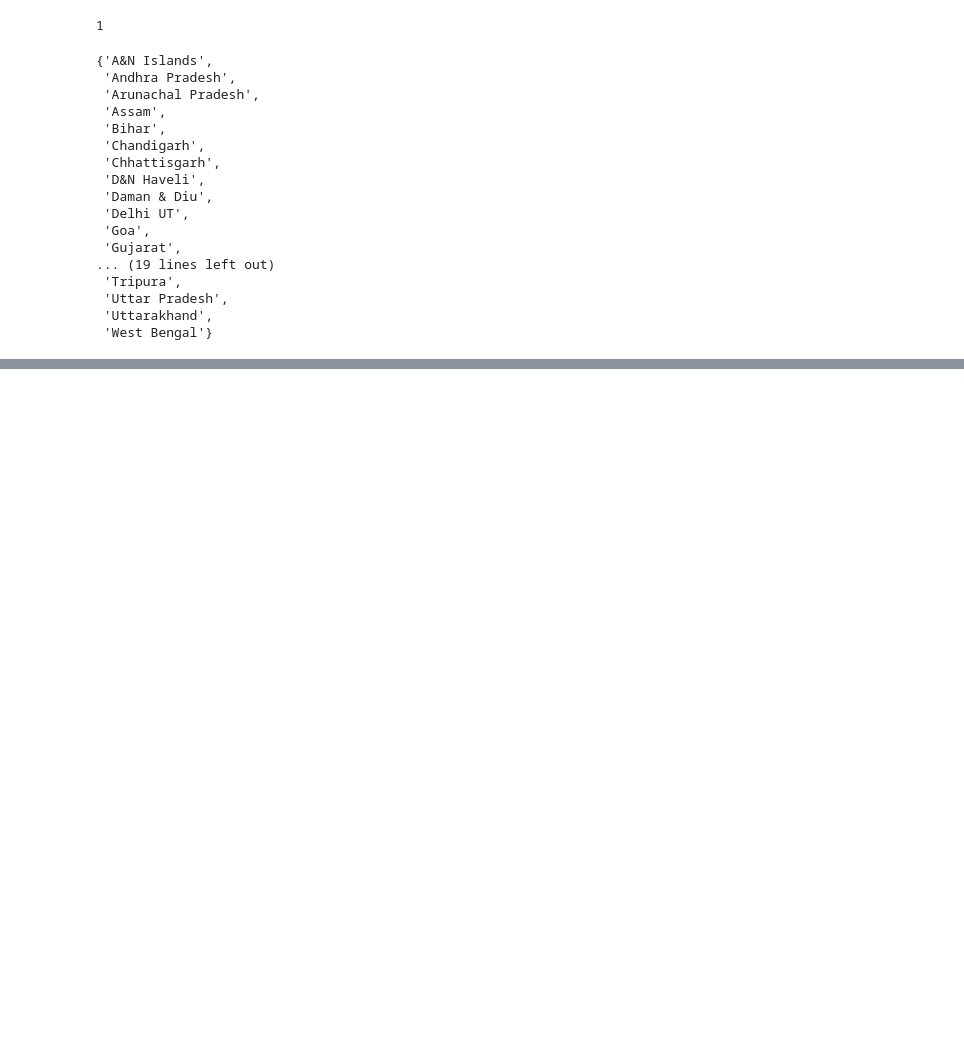
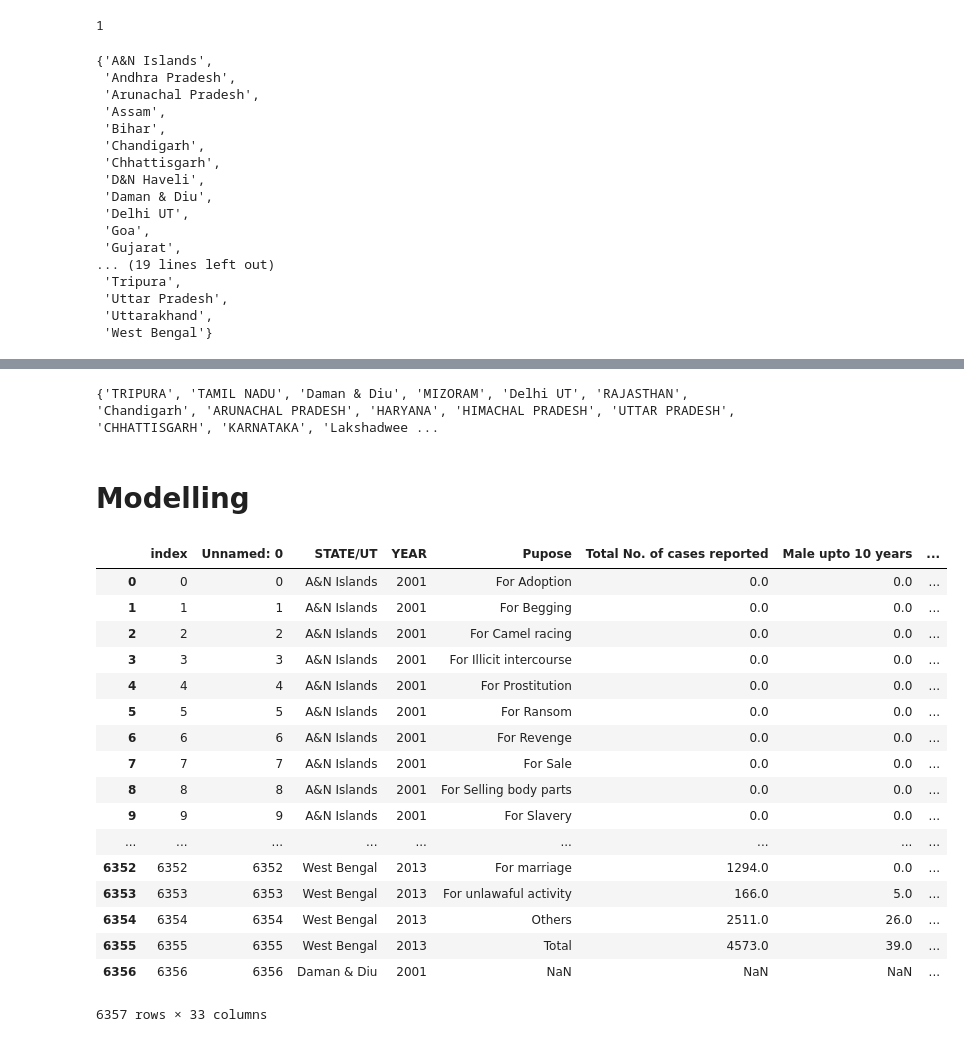
Before and after one commit to Abhi050/Machine_Learning, a Jupyter notebook: Crime_in_India.ipynb, the cells around one changed output, grey strips where cells are left out. Saved outputs shown, nothing was run; the diff lists cells and outputs as text; code cells hidden in the pictures; blank space fills up the shorter version.

```diff
--- a/Crime_in_India.ipynb
+++ b/Crime_in_India.ipynb
@@ -164,0 +276,30 @@ len(y)
+# %%
+print(set(df3["STATE/UT"].values))
+# %% [output]
+{'TRIPURA', 'TAMIL NADU', 'Daman & Diu', 'MIZORAM', 'Delhi UT', 'RAJASTHAN', 'Chandigarh', 'ARUNACHAL PRADESH', 'HARYANA', 'HIMACHAL PRADESH', 'UTTAR PRADESH', 'CHHATTISGARH', 'KARNATAKA', 'Lakshadwee ...
+# %% [markdown]
+# Modelling
+# %%
+df=pd.read_csv("final.csv")
+# %%
+df.describe()
+df.reset_index()
+# %% [output]
+|  | index | Unnamed: 0 | STATE/UT | YEAR | Pupose | Total No. of cases reported | Male upto 10 years | ... |
+| 0 | 0 | 0 | A&N Islands | 2001 | For Adoption | 0.0 | 0.0 | ... |
+| 1 | 1 | 1 | A&N Islands | 2001 | For Begging | 0.0 | 0.0 | ... |
+| 2 | 2 | 2 | A&N Islands | 2001 | For Camel racing | 0.0 | 0.0 | ... |
+| 3 | 3 | 3 | A&N Islands | 2001 | For Illicit intercourse | 0.0 | 0.0 | ... |
+| 4 | 4 | 4 | A&N Islands | 2001 | For Prostitution | 0.0 | 0.0 | ... |
+| 5 | 5 | 5 | A&N Islands | 2001 | For Ransom | 0.0 | 0.0 | ... |
+| 6 | 6 | 6 | A&N Islands | 2001 | For Revenge | 0.0 | 0.0 | ... |
+| 7 | 7 | 7 | A&N Islands | 2001 | For Sale | 0.0 | 0.0 | ... |
+| 8 | 8 | 8 | A&N Islands | 2001 | For Selling body parts | 0.0 | 0.0 | ... |
+| 9 | 9 | 9 | A&N Islands | 2001 | For Slavery | 0.0 | 0.0 | ... |
+| ... | ... | ... | ... | ... | ... | ... | ... | ... |
+| 6352 | 6352 | 6352 | West Bengal | 2013 | For marriage | 1294.0 | 0.0 | ... |
+| 6353 | 6353 | 6353 | West Bengal | 2013 | For unlawaful activity | 166.0 | 5.0 | ... |
+| 6354 | 6354 | 6354 | West Bengal | 2013 | Others | 2511.0 | 26.0 | ... |
+| 6355 | 6355 | 6355 | West Bengal | 2013 | Total | 4573.0 | 39.0 | ... |
+| 6356 | 6356 | 6356 | Daman & Diu | 2001 | NaN | NaN | NaN | ... |
+6357 rows × 33 columns
```
Also changed, not shown: parts of 39 cells of this notebook.
